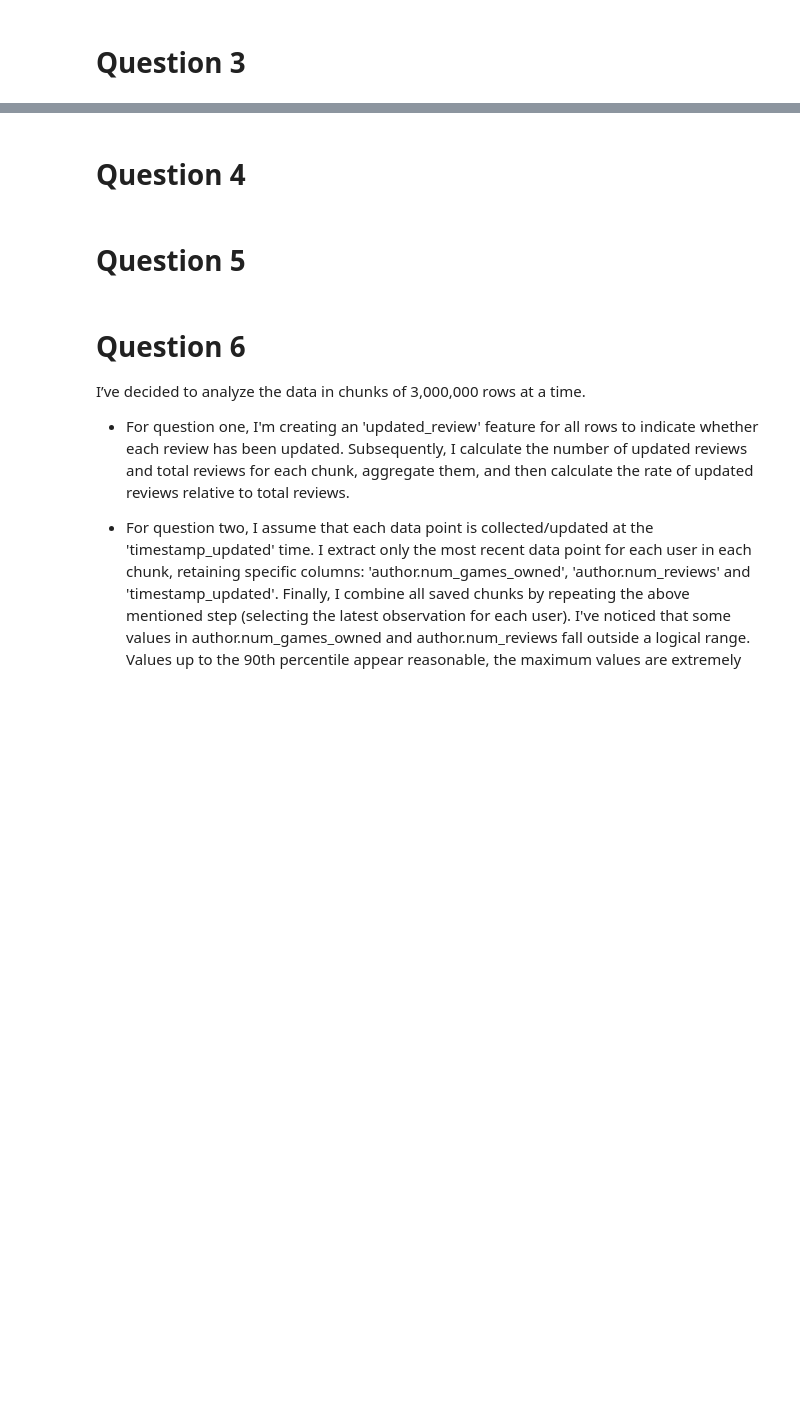
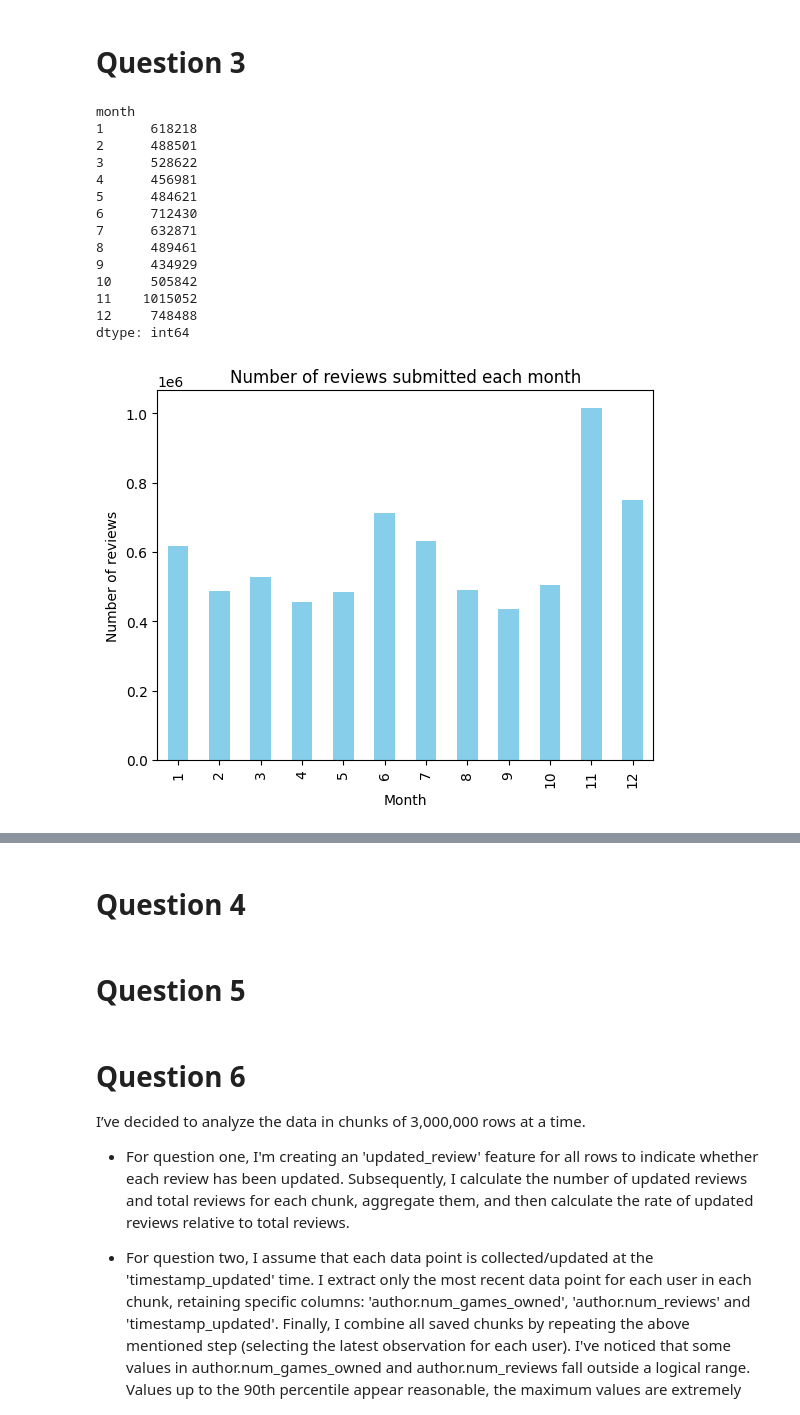
Before and after one commit to sandrokhizanishvili/SAPIENZA-ADM-HW2, a Jupyter notebook: 2021_steam_dataset_analysis.ipynb, the cells around one changed output, grey strips where cells are left out. Saved outputs shown, nothing was run; the diff lists cells and outputs as text; code cells hidden in the pictures; blank space fills up the shorter version.

```diff
--- a/2021_steam_dataset_analysis.ipynb
+++ b/2021_steam_dataset_analysis.ipynb
@@ -6,0 +103,16 @@
+# %%
+#5
+
+import pandas as pd
+from scipy.stats import pearsonr
+import matplotlib.pyplot as plt
+
+df['review_score'] = df['votes_helpful'] / (df['votes_helpful'] + df['votes_funny']) # We create a review score based on 'votes_helpful' and 'votes_funny'
+
+df = df.dropna(subset=['review_score']) #We clean the data
+df = df[(df['votes_helpful'] + df['votes_funny']) > 0]  # We avoid the division by zero
+
+correlation, p_value = pearsonr(df['review_score'], df['recommended']) #Calculation of the correlation and the p-value which will help us to see if there is a relation between recommandation and review score
+
+print(f'Correlation coefficient: {correlation}')
+print(f'P-value: {p_value}')
@@ -7,2 +126,32 @@
 # %% [markdown]
 # **Question 3**
+# %%
+#1
+
+df['timestamp_created'] = pd.to_datetime(df['timestamp_created'], unit='s') # Convert the 'timestamp_created' column from UNIX timestamp format to datetime format
+
+df['month'] = df['timestamp_created'].dt.month # Extract the month and create a new column named month
+monthly_reviews = df.groupby('month').size() # Dataframe with the month and the number of reviews for each months
+print(monthly_reviews)
+monthly_reviews.plot(kind='bar', color='skyblue')
+plt.title('Number of reviews submitted each month')
+plt.xlabel('Month')
+plt.ylabel('Number of reviews')
+
+plt.show()
+# %% [output]
+month
+1      618218
+2      488501
+3      528622
+4      456981
+5      484621
+6      712430
+7      632871
+8      489461
+9      434929
+10     505842
+11    1015052
+12     748488
+dtype: int64
+[figure, added]
```
Also changed, not shown: parts of 15 cells of this notebook.
